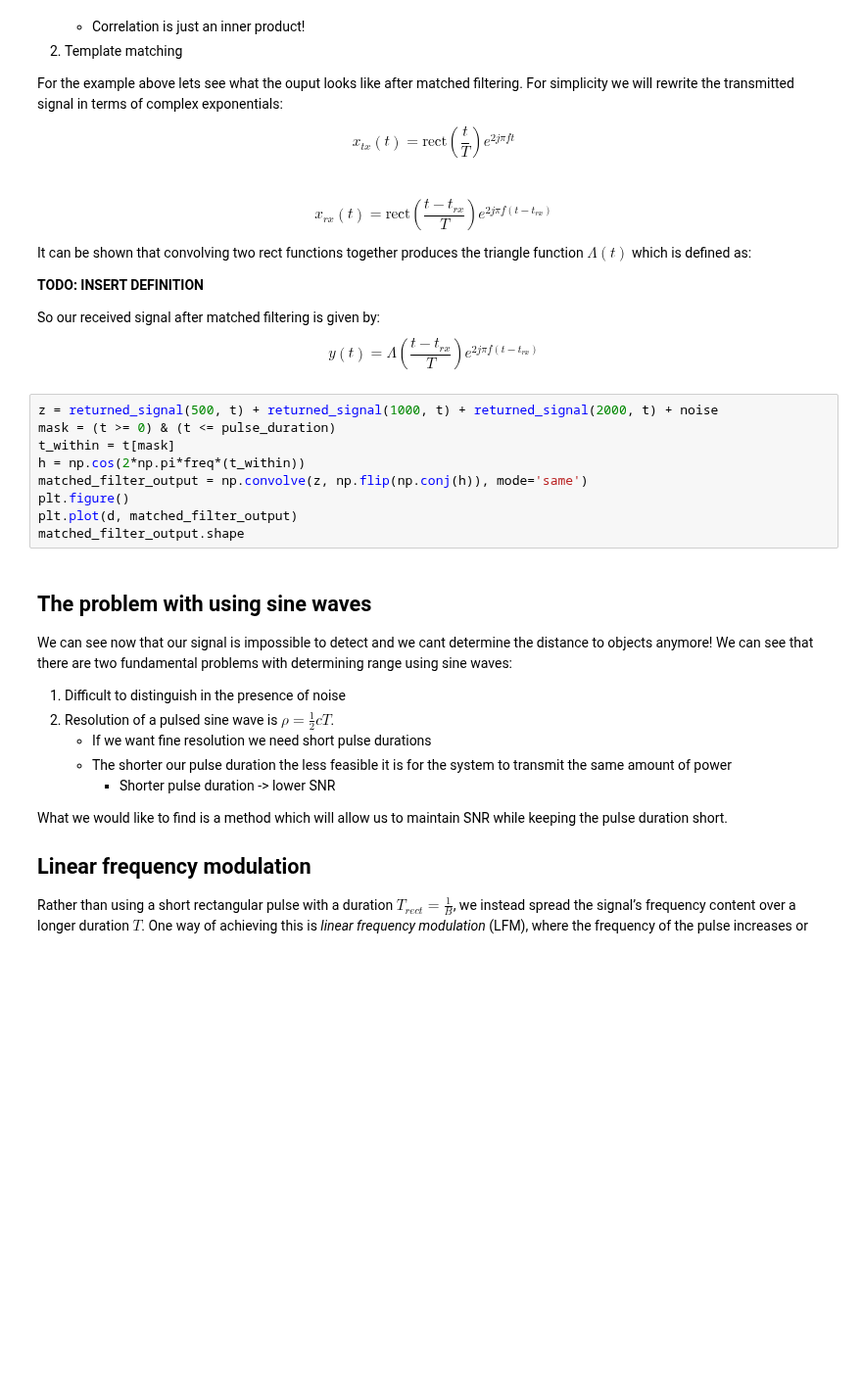
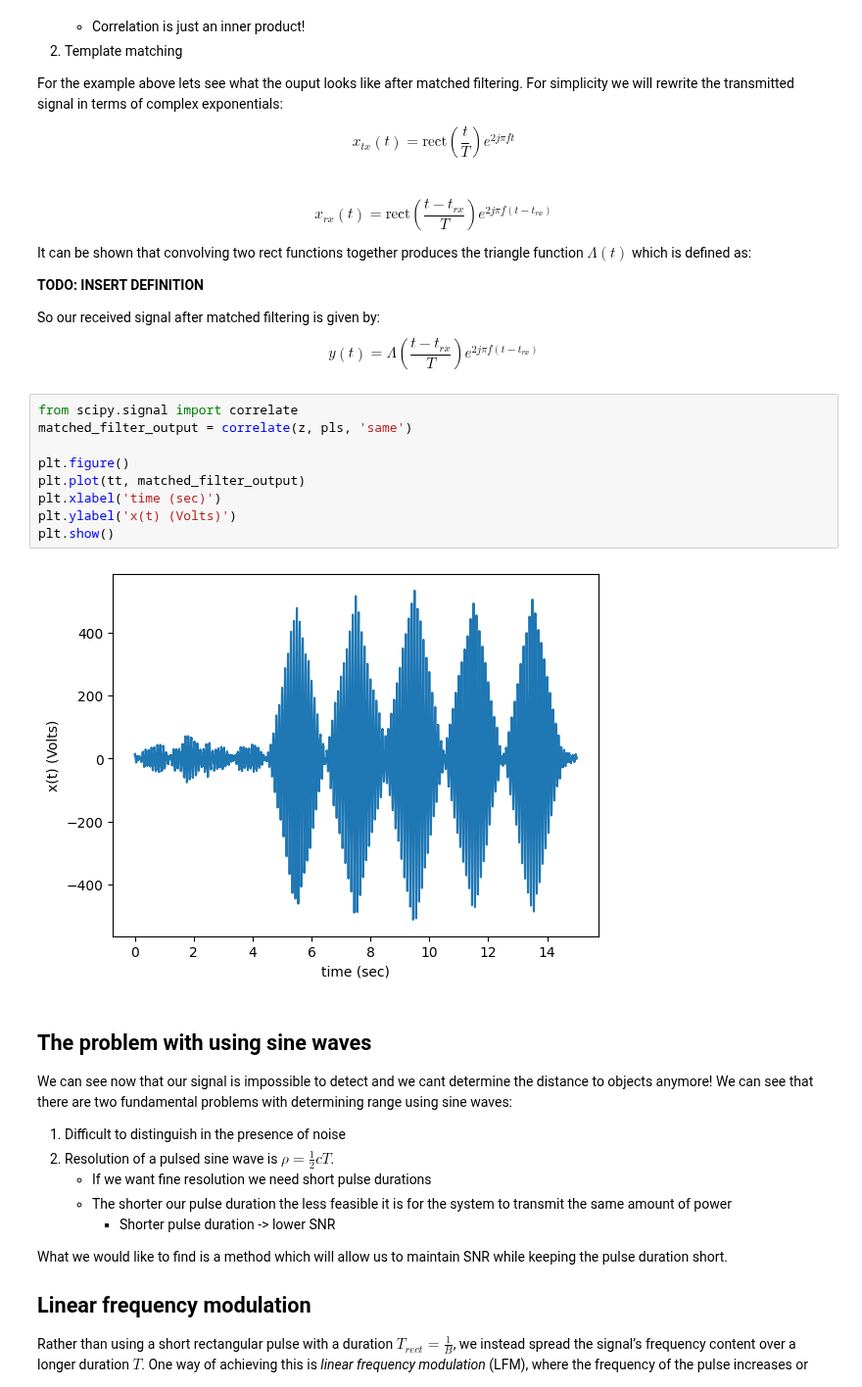
Before and after one commit to austinjtravis/radar_learning, a Jupyter notebook: 2_pulse_compression/pulse_compression.ipynb, the cells around one changed output. Shown at 98% size. Drawn from its saved outputs; the diff is of its cells as text; blank space fills up the shorter version.

```diff
--- a/2_pulse_compression/pulse_compression.ipynb
+++ b/2_pulse_compression/pulse_compression.ipynb
@@ -100,15 +95,17 @@ It can be shown that convolving two rect functions together produces the triangl
 
 So our received signal after matched filtering is given by:
 $$y(t) = \Lambda\left(\frac{t-t_{rx}}{T}\right)e^{2j\pi f(t-t_{rx})} $$
-# %%
-z = returned_signal(500, t) + returned_signal(1000, t) + returned_signal(2000, t) + noise
-mask = (t >= 0) & (t <= pulse_duration)
-t_within = t[mask]
-h = np.cos(2*np.pi*freq*(t_within))
-matched_filter_output = np.convolve(z, np.flip(np.conj(h)), mode='same')
-plt.figure()
-plt.plot(d, matched_filter_output)
-matched_filter_output.shape
+# %%
+from scipy.signal import correlate
+matched_filter_output = correlate(z, pls, 'same')
+
+plt.figure()
+plt.plot(tt, matched_filter_output)
+plt.xlabel('time (sec)')
+plt.ylabel('x(t) (Volts)')
+plt.show()
+# %% [output]
+[figure, added]
 # %% [markdown]
 ## The problem with using sine waves
 
```
Also changed, not shown: parts of 17 cells of this notebook, 3 other files.
